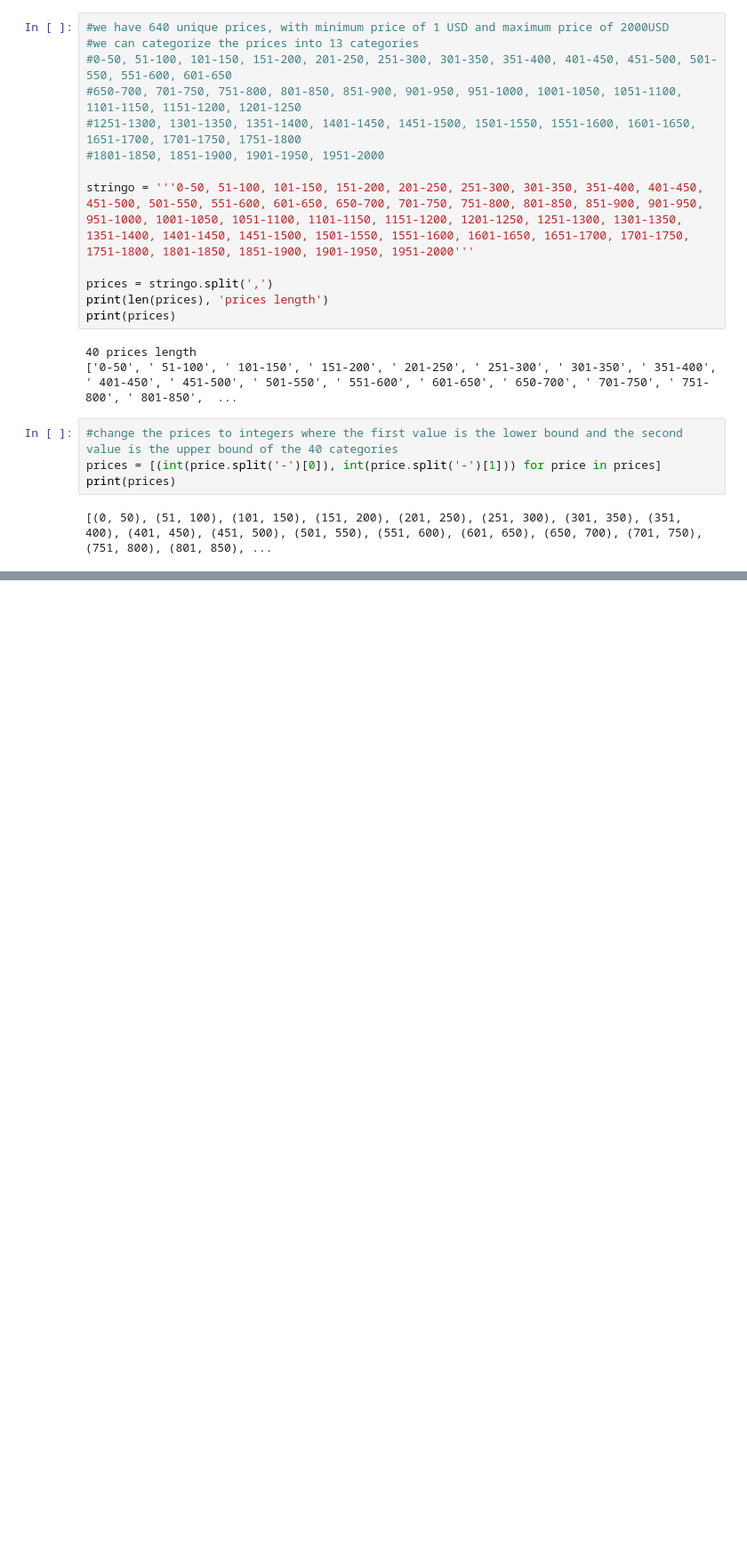
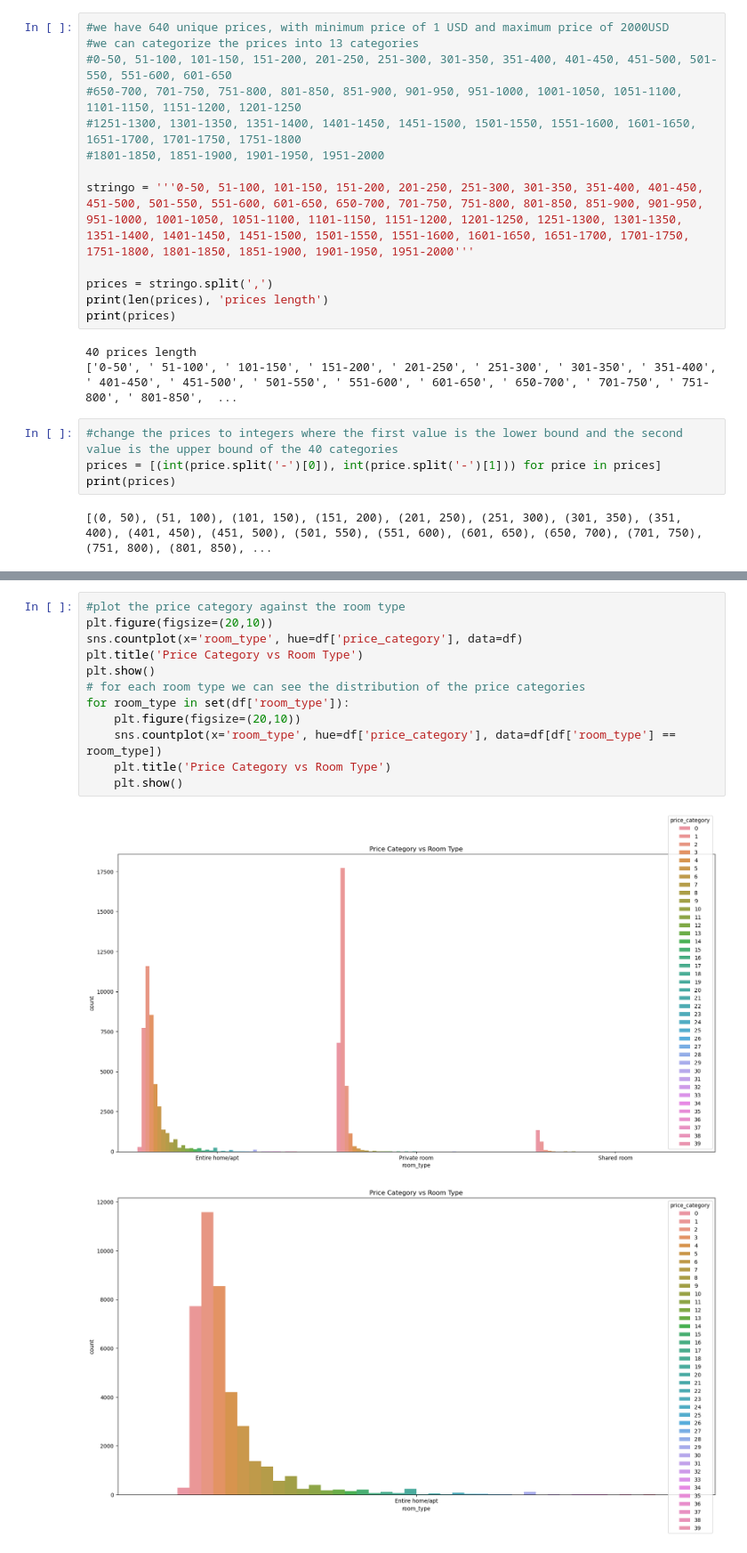
Before and after one commit to oamin12/Big-Data-Analysis-Project, a Jupyter notebook: Analysis.ipynb, the cells around one changed output, grey strips where cells are left out. Shown at 89% size. Cells and saved outputs as stored; diff of their text form; blank space fills up the shorter version.

```diff
--- a/Analysis.ipynb
+++ b/Analysis.ipynb
@@ -206,0 +226,15 @@ plt.show()
+# %%
+#plot the price category against the room type
+plt.figure(figsize=(20,10))
+sns.countplot(x='room_type', hue=df['price_category'], data=df)
+plt.title('Price Category vs Room Type')
+plt.show()
+# for each room type we can see the distribution of the price categories
+for room_type in set(df['room_type']):
+    plt.figure(figsize=(20,10))
+    sns.countplot(x='room_type', hue=df['price_category'], data=df[df['room_type'] == room_type])
+    plt.title('Price Category vs Room Type')
+    plt.show()
+# %% [output]
+[figure, added]
+[figure, added]
```
Also changed, not shown: parts of 8 cells of this notebook.
